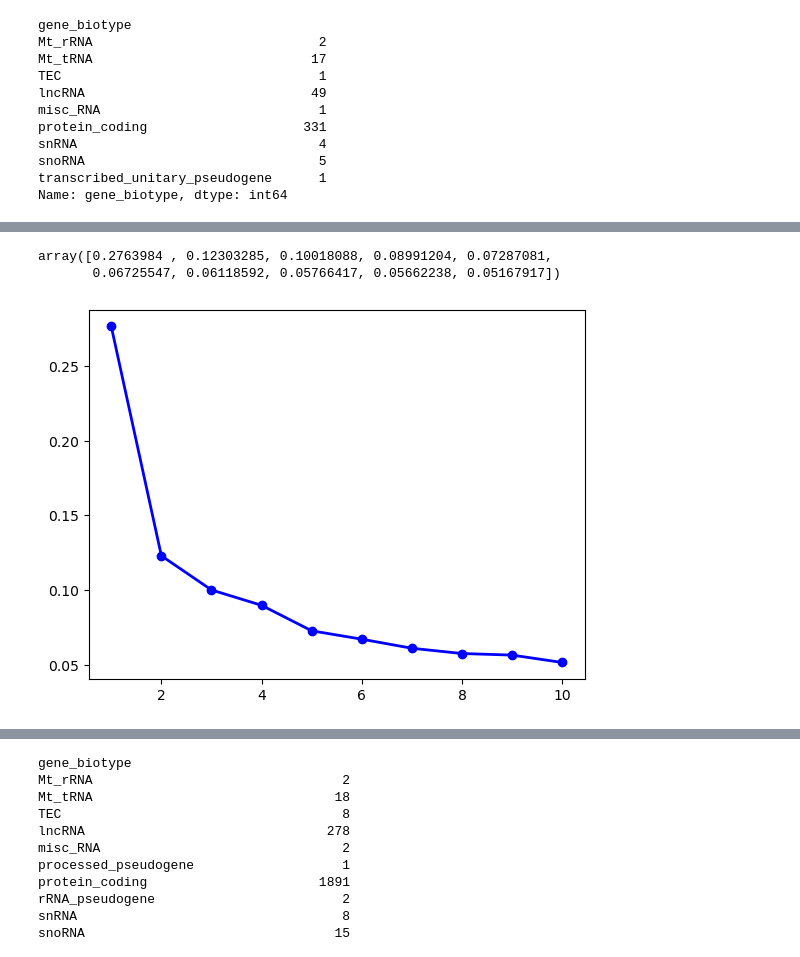
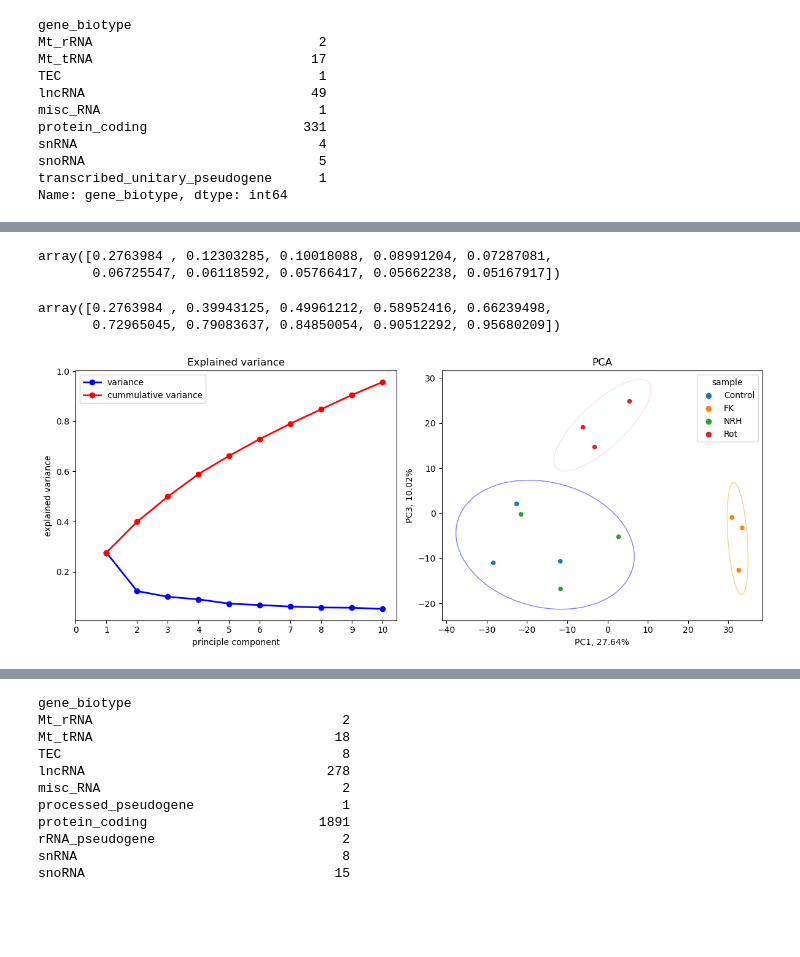
Before and after one commit to fesel2/MasterInternship_NAD_capping_HELIOSprotocol, a Jupyter notebook: 03_Analysis_topgenes_pathways.ipynb, the cells around one changed output, grey strips where cells are left out. Cells and saved outputs as stored; diff of their text form; code cells hidden in the pictures; blank space fills up the shorter version.

```diff
--- a/03_Analysis_topgenes_pathways.ipynb
+++ b/03_Analysis_topgenes_pathways.ipynb
@@ -123,12 +124,44 @@ pca_frame
 | 9 | Rot1 | 5.469151 | -5.201282 | 24.801481 | -2.025310 | -4.992778 | 21.827360 | -2.162013 | -3.561647 | -6.242507 | -11.445902 | ... |
 | 10 | Rot2 | -3.224503 | -4.026273 | 14.672376 | -4.089083 | 2.952098 | -3.022777 | -4.010836 | 21.112877 | -0.270824 | 14.878233 | ... |
 | 11 | Rot3 | -6.101168 | -7.114393 | 19.044596 | 8.272612 | -0.699535 | -11.011512 | 16.135689 | -9.280819 | 6.812224 | 8.197629 | ... |
+# %%
+pca.explained_variance_ratio_
+# %% [output]
+array([0.2763984 , 0.12303285, 0.10018088, 0.08991204, 0.07287081,
+       0.06725547, 0.06118592, 0.05766417, 0.05662238, 0.05167917])
+# %%
+np.cumsum(pca.explained_variance_ratio_)
+# %% [output]
+array([0.2763984 , 0.39943125, 0.49961212, 0.58952416, 0.66239498,
+       0.72965045, 0.79083637, 0.84850054, 0.90512292, 0.95680209])
 # %%
+fig, (ax1, ax2) = plt.subplots(1,2, figsize = [12,5])
 PC_values = np.arange(pca.n_components_) + 1
-plt.plot(PC_values, pca.explained_variance_ratio_, 'o-', linewidth=2, color='blue')
-pca.explained_variance_ratio_
+ax1.plot(PC_values, pca.explained_variance_ratio_, 'o-', linewidth=2, color='blue', label = "variance")
+ax1.plot(PC_values, np.cumsum(pca.explained_variance_ratio_), 'o-', linewidth=2, color='red', label = "cummulative variance")
+ax1.set(ylabel = "explained variance", xlabel = "principle component", title = "Explained variance")
+ax1.legend()
+start, end = ax1.get_xlim()
+ax1.xaxis.set_ticks(np.arange(0, end, 1))
+
+sns.scatterplot(data = pca_frame, x = "PC1", y = "PC3", hue = "sample", ax = ax2)
+
+sub_FK = pca_frame[pca_frame["sample"] == "FK"]
+sub_ctrlNRH = pca_frame[np.logical_or(pca_frame["sample"] == "Control", pca_frame["sample"] == "NRH")]
+sub_rot = pca_frame[pca_frame["sample"] == "Rot"]
+
+
+confidence_ellipse(sub_FK["PC1"], sub_FK["PC3"], ax = ax2,  n_std = 2, edgecolor = "orange", alpha = .5 )
+confidence_ellipse(sub_ctrlNRH["PC1"], sub_ctrlNRH["PC3"], ax = ax2, n_std = 2, edgecolor = "blue", alpha = .5 )
+confidence_ellipse(sub_rot["PC1"], sub_rot["PC3"], n_std = 2,  ax = ax2, edgecolor = "pink", alpha = .5 )
+
+ax2.set_ylabel("PC3, {:.2%}".format(pca.explained_variance_ratio_[2]))
+ax2.set_xlabel("PC1, {:.2%}".format(pca.explained_variance_ratio_[0]))
+ax2.set(title = "PCA")
+plt.tight_layout()
+
+plt.savefig("figures/pca_plot.png", dpi=300, pad_inches=0)
+plt.show()
 # %% [output]
-array([0.2763984 , 0.12303285, 0.10018088, 0.08991204, 0.07287081,
-       0.06725547, 0.06118592, 0.05766417, 0.05662238, 0.05167917])
-[figure, old version]
+[figure, new version]
 # %%
```
Also changed, not shown: parts of 9 cells of this notebook, 3 other files.
